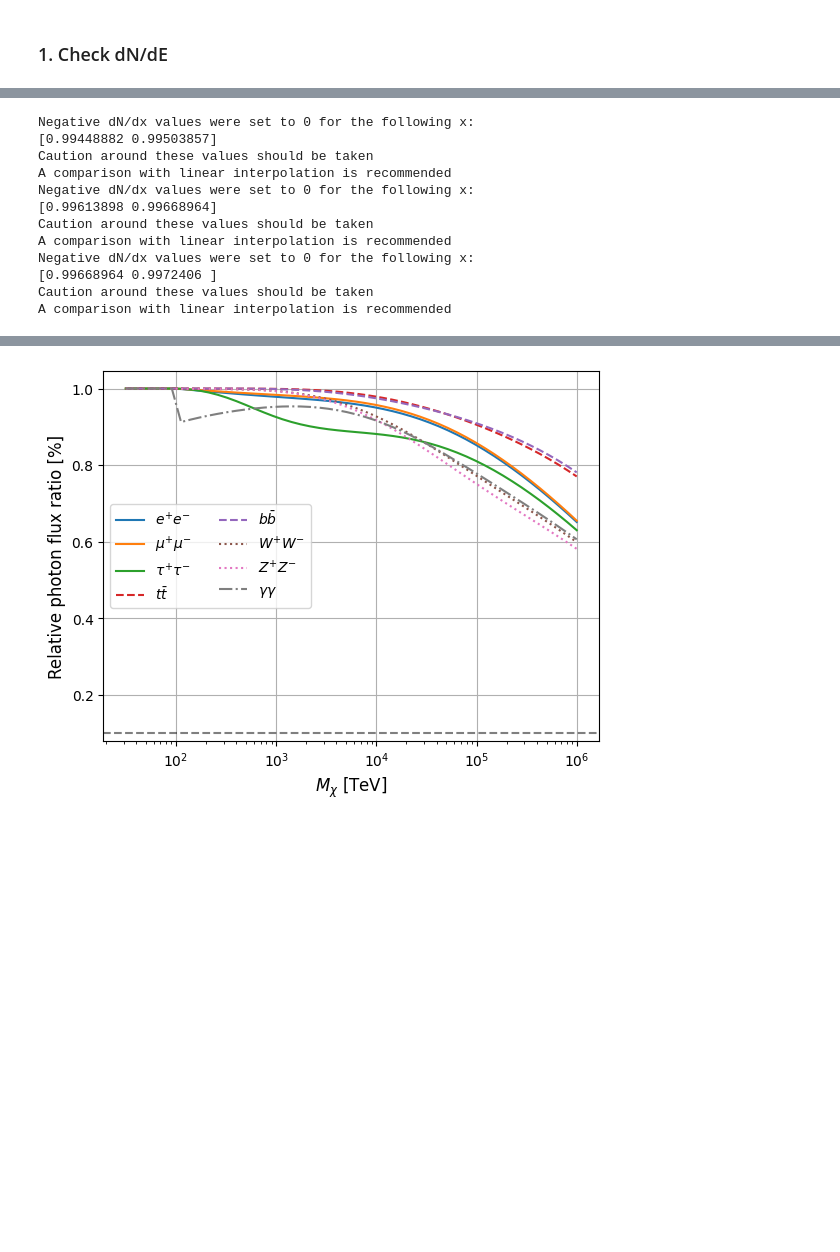
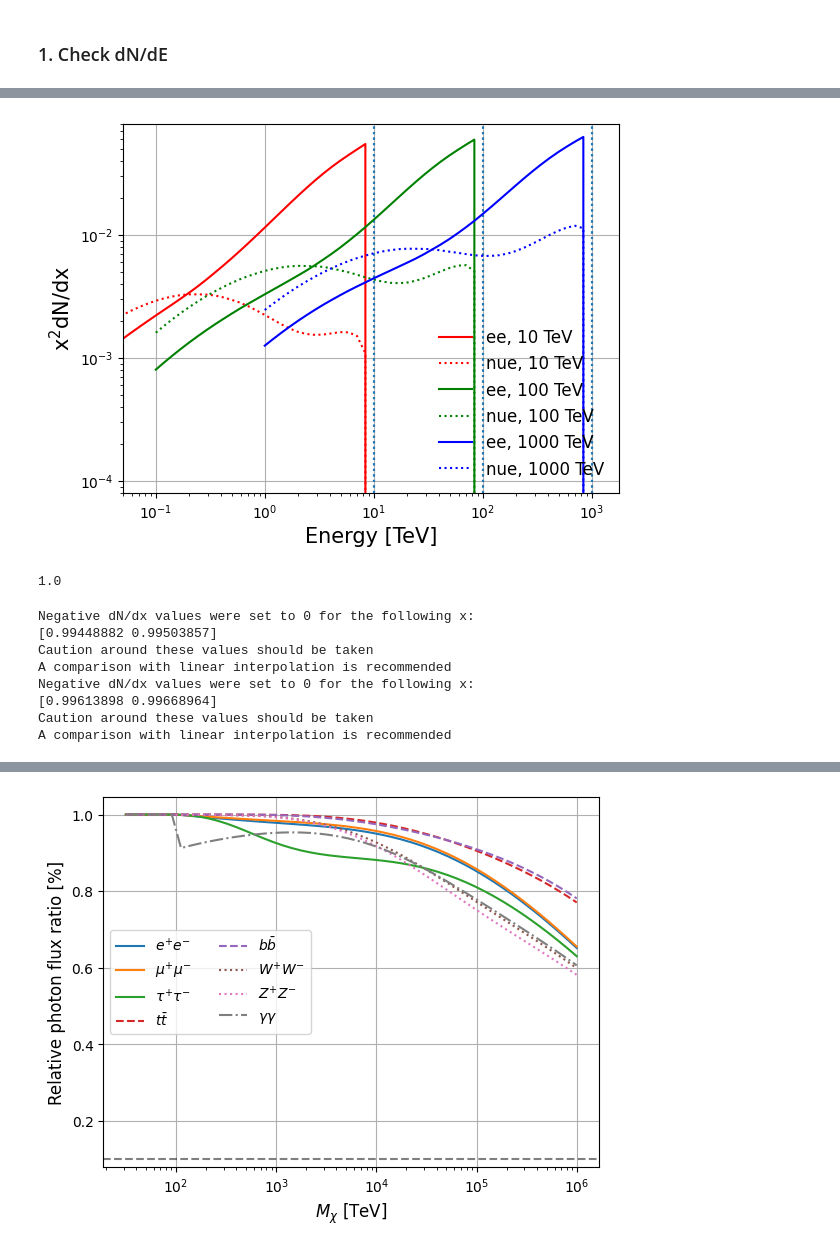
Before and after one commit to takdg123/dm_analysis, a Jupyter notebook: UHDM/Advanced_Test_of_HDMSpectra.ipynb, the cells around one changed output, grey strips where cells are left out. Saved outputs shown, nothing was run; the diff lists cells and outputs as text; code cells hidden in the pictures; blank space fills up the shorter version.

```diff
--- a/UHDM/Advanced_Test_of_HDMSpectra.ipynb
+++ b/UHDM/Advanced_Test_of_HDMSpectra.ipynb
@@ -53,3 +52,35 @@ for channel in channels:
+# %%
+channels = ["ee", "nue"]
+label = [r"$ee$", "$nu_e$"]
+color = ["r", "g", "b"]
+for i, M in enumerate([10000, 100000, 1000000]):
+    c_list = []
+    for channel, l in zip(channels, ["-", ":"]):
+        x = np.logspace(-3.,0.,40)
+        finalstate = 22
+        dNdx_HDM, etc = HDMspectra(channel, x, M, return_dNdx=True)
+        dNdx_HDM[-1] = etc/x[-1]**2.
+        plt.plot(x*M/1e3, x**2.*dNdx_HDM, ls=l, c = color[i],label=f"{channel}, {int(M/1e3)} TeV")
+        plt.yscale("log")
+        plt.xscale("log")
+        plt.xlabel("Energy [TeV]", fontsize=15)
+        plt.ylabel("x$^2$dN/dx", fontsize=15)
+
+        plt.axvline(M/1e3, ls=":")
+
+for M, c in c_list:
+    plt.plot(0, 0, color=c, label="M = {:.0f} TeV".format(M/1e3))
+plt.legend(frameon=False, fontsize=12)
+plt.xlim(0.05, )
+plt.ylim(8e-5, )
+plt.grid()
+plt.show(block=False)
+# %% [output]
+[figure, added]
+# %%
+1000000/1e6
+# %% [output]
+1.0
 # %%
 chan = ["ee", "uu", "tt", "ttbar", "bbar", "WW", "ZZ", "gamma", "nue"]
 chan_lab = [r"$e^{+}e^{-}$", r"$\mu^{+}\mu^{-}$", r"$\tau^{+}\tau^{-}$",
@@ -57,9 +88,10 @@ chan_lab = [r"$e^{+}e^{-}$", r"$\mu^{+}\mu^{-}$", r"$\tau^{+}\tau^{-}$",
             r"$W^{+}W^{-}$", r"$Z^{+}Z^{-}$", r"$\gamma\gamma$", r"$\nu_e \bar{\nu}_e$"]
 ls = ["-", "-", "-", "--", "--", ":",":", "-.", "-."]
 flx = {}
+obs_E = 1e5 #(PeV)
 for c in chan:
     flx[c] = []
-    for M in np.logspace(4.5, 9, 50):
+    for M in np.logspace(4.5, 10, 50):
         finalstate = 22   # photon
         initialstate = HDM_Channel2Num[c]
         x = np.logspace(-6.,0.,25000)
@@ -70,11 +102,11 @@ for c in chan:
         E = center_pt(E)
 
         total = sum(center_pt(temp)*np.diff(x)*E)+delta*E[-1]
-        observable = (E<100000)
+        observable = (E<obs_E)
 
         vts = sum((center_pt(temp)*np.diff(x)*E)[observable])
 
-        if M < 100000:
+        if M < obs_E:
             vts+=delta*E[-1]
 
         flx[c].append([M, total, vts])
@@ -88,7 +120,3 @@ Negative dN/dx values were set to 0 for the following x:
 [0.99613898 0.99668964]
 Caution around these values should be taken
 A comparison with linear interpolation is recommended
-Negative dN/dx values were set to 0 for the following x:
-[0.99668964 0.9972406 ]
-Caution around these values should be taken
-A comparison with linear interpolation is recommended
```
Also changed, not shown: parts of 5 cells of this notebook, 35 other files.
